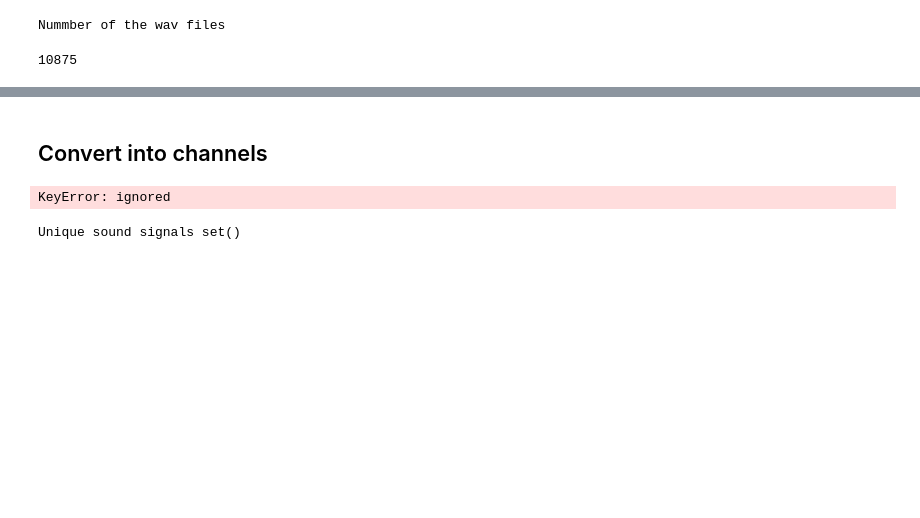
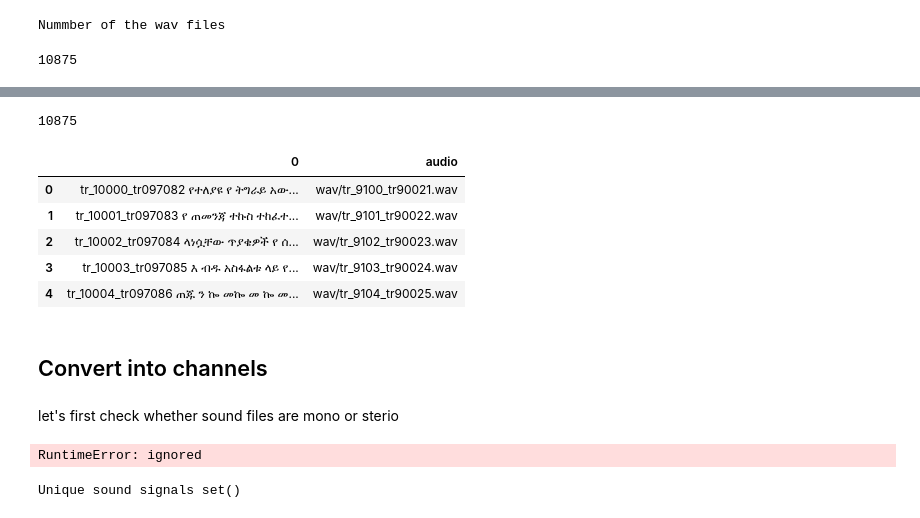
Before and after one commit to speech-recognition123/Speech-to-Text, a Jupyter notebook: notebooks/audiopreprocess.ipynb, the cells around one changed output, grey strips where cells are left out. Saved outputs shown, nothing was run; the diff lists cells and outputs as text; code cells hidden in the pictures; blank space fills up the shorter version.

Commit message:
Fixing error

```diff
--- a/notebooks/audiopreprocess.ipynb
+++ b/notebooks/audiopreprocess.ipynb
@@ -177,6 +181,5 @@ Nummber of the wav files
 # %%
-df = pd.read_csv("text",sep="\t",header=None)
-df = df.drop([0],axis=1)
+df=pd.read_csv ('text',sep="\t",header= None)
 #df.columns=['text']
 df.head()
 # %% [output]
@@ -184,5 +192,21 @@ FileNotFoundError: ignored
+# %%
+df.shape[0]
+# %% [output]
+10875
+# %%
+df['audio'] = labels
+df.head()
+# %% [output]
+|  | 0 | audio |
+| 0 | tr_10000_tr097082 የተለያዩ የ ትግራይ አው... | wav/tr_9100_tr90021.wav |
+| 1 | tr_10001_tr097083 የ ጠመንጃ ተኩስ ተከፈተ... | wav/tr_9101_tr90022.wav |
+| 2 | tr_10002_tr097084 ላነሷቸው ጥያቄዎች የ ሰ... | wav/tr_9102_tr90023.wav |
+| 3 | tr_10003_tr097085 እ ብዱ አስፋልቱ ላይ የ... | wav/tr_9103_tr90024.wav |
+| 4 | tr_10004_tr097086 ጠጁ ን ኰ መኰ መ ኰ መ... | wav/tr_9104_tr90025.wav |
 # %% [markdown]
 ## Convert into channels
+# %% [markdown]
+let's first check whether sound files are mono or sterio
 # %%
 chan=[]
 for i in df['audio']:
@@ -190,7 +214,7 @@ for i in df['audio']:
   sig_shape=sig.shape[0]
   chan.append(sig_shape)
 # %% [output]
-KeyError: ignored
+RuntimeError: ignored
 # %%
 #getting unique values from list
 set_channel=set(chan)
```
Also changed, not shown: parts of 4 cells of this notebook.
